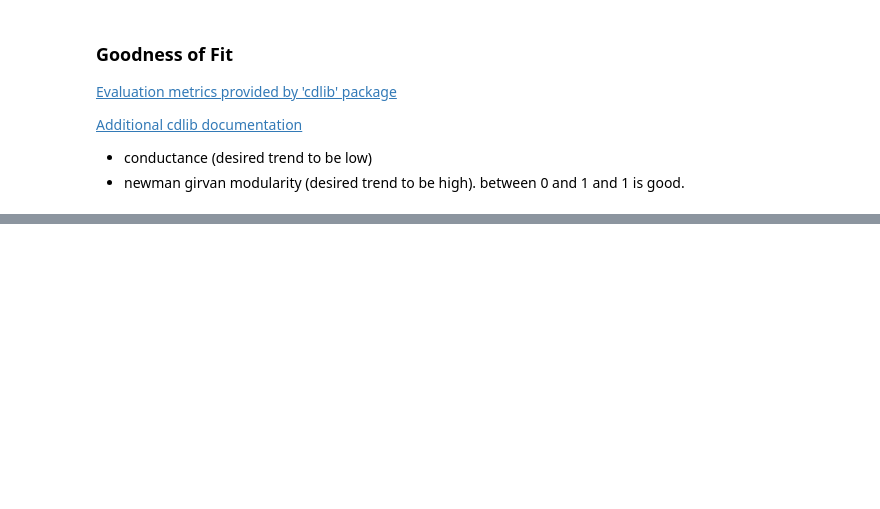
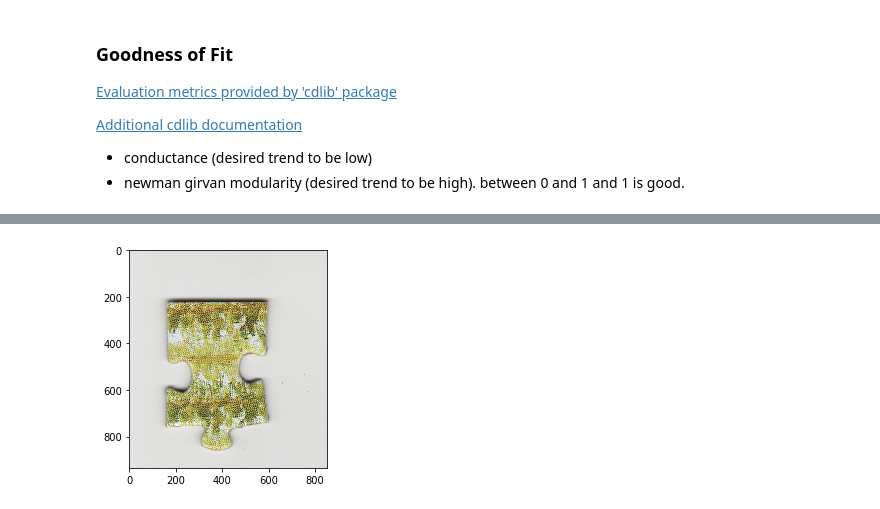
Before and after one commit to staleyj15/Puzzle_Masters_Project, a Jupyter notebook: Project_Code.ipynb, the cells around one changed output, grey strips where cells are left out. Saved outputs shown, nothing was run; the diff lists cells and outputs as text; code cells hidden in the pictures; blank space fills up the shorter version.

```diff
--- a/Project_Code.ipynb
+++ b/Project_Code.ipynb
@@ -250,0 +211,4 @@ for img in pictures[:10]:
+# %%
+display_img(pictures[170])
+# %% [output]
+[figure, added]
```
Also changed, not shown: parts of 9 cells of this notebook, 21 other files.
